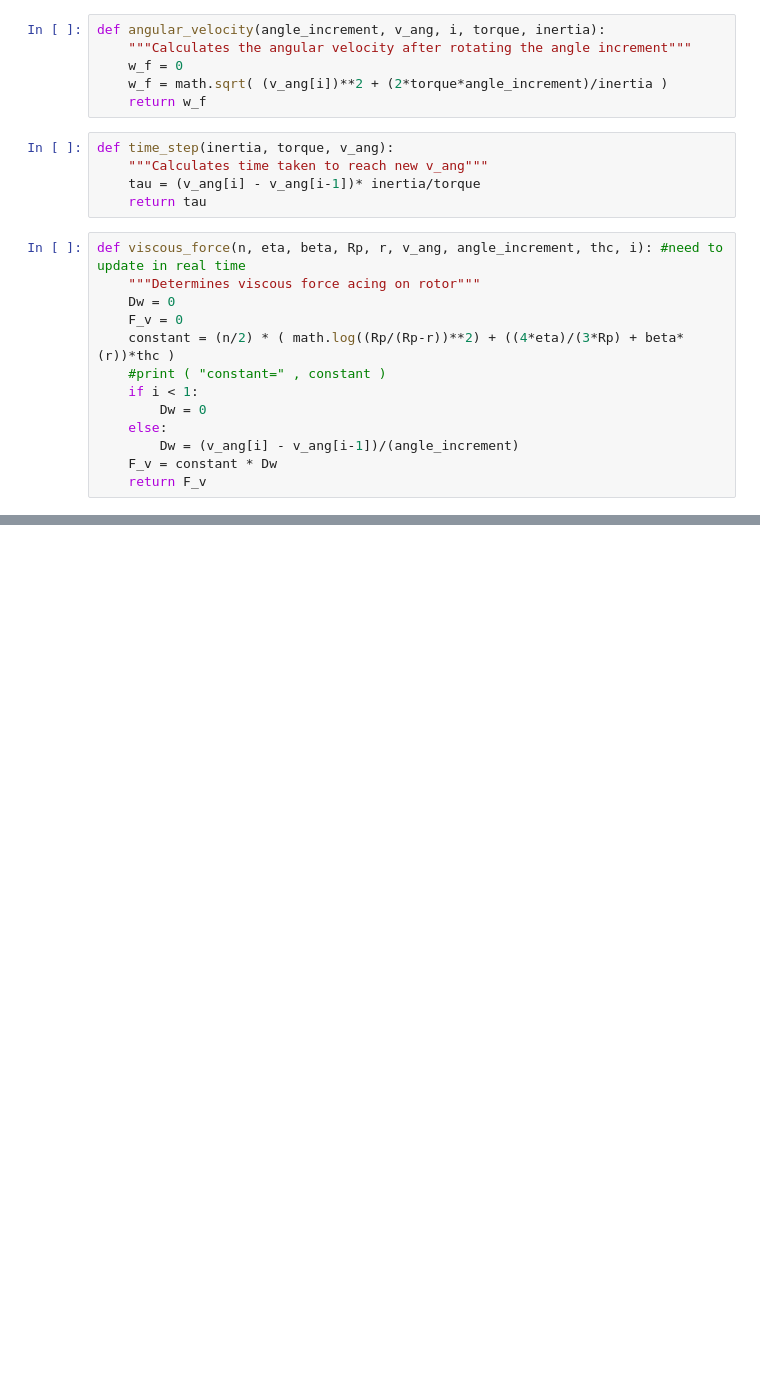
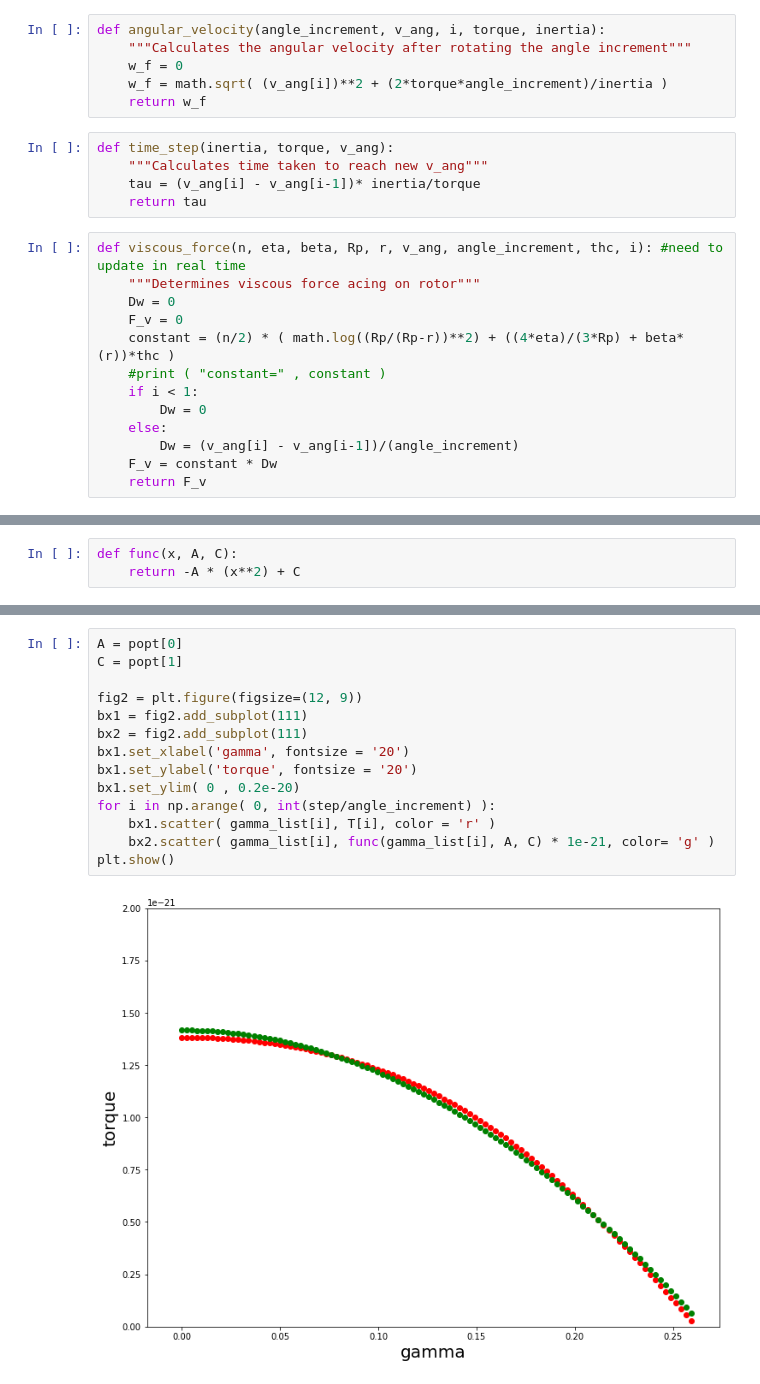
Before and after one commit to Paul-Burdekin/Nano-project, a Jupyter notebook: nanomotor.ipynb, the cells around one changed output, grey strips where cells are left out. Drawn from its saved outputs; the diff is of its cells as text; blank space fills up the shorter version.

```diff
--- a/nanomotor.ipynb
+++ b/nanomotor.ipynb
@@ -173,0 +180,3 @@ plt.show()
+# %%
+def func(x, A, C):
+    return -A * (x**2) + C
@@ -173,0 +194,16 @@ plt.show()
+# %%
+A = popt[0]
+C = popt[1]
+
+fig2 = plt.figure(figsize=(12, 9))
+bx1 = fig2.add_subplot(111)
+bx2 = fig2.add_subplot(111)
+bx1.set_xlabel('gamma', fontsize = '20')
+bx1.set_ylabel('torque', fontsize = '20')
+bx1.set_ylim( 0 , 0.2e-20)
+for i in np.arange( 0, int(step/angle_increment) ):
+    bx1.scatter( gamma_list[i], T[i], color = 'r' )
+    bx2.scatter( gamma_list[i], func(gamma_list[i], A, C) * 1e-21, color= 'g' )
+plt.show()
+# %% [output]
+[figure, added]
```
Also changed, not shown: parts of 7 cells of this notebook.
